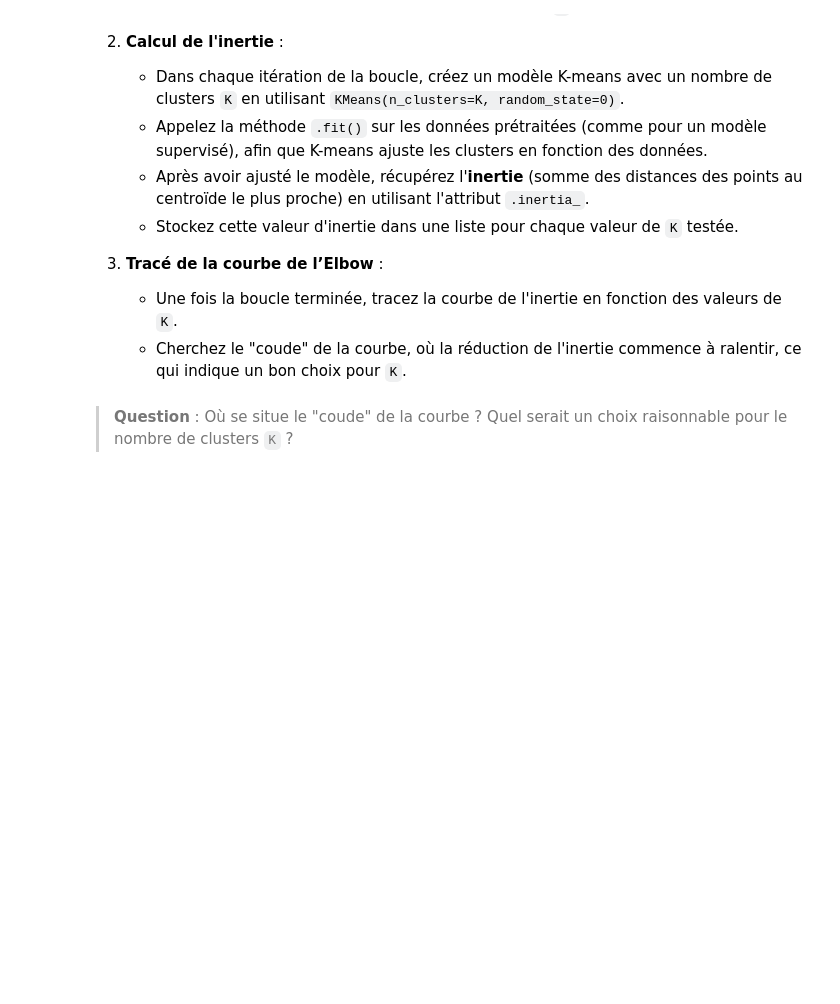
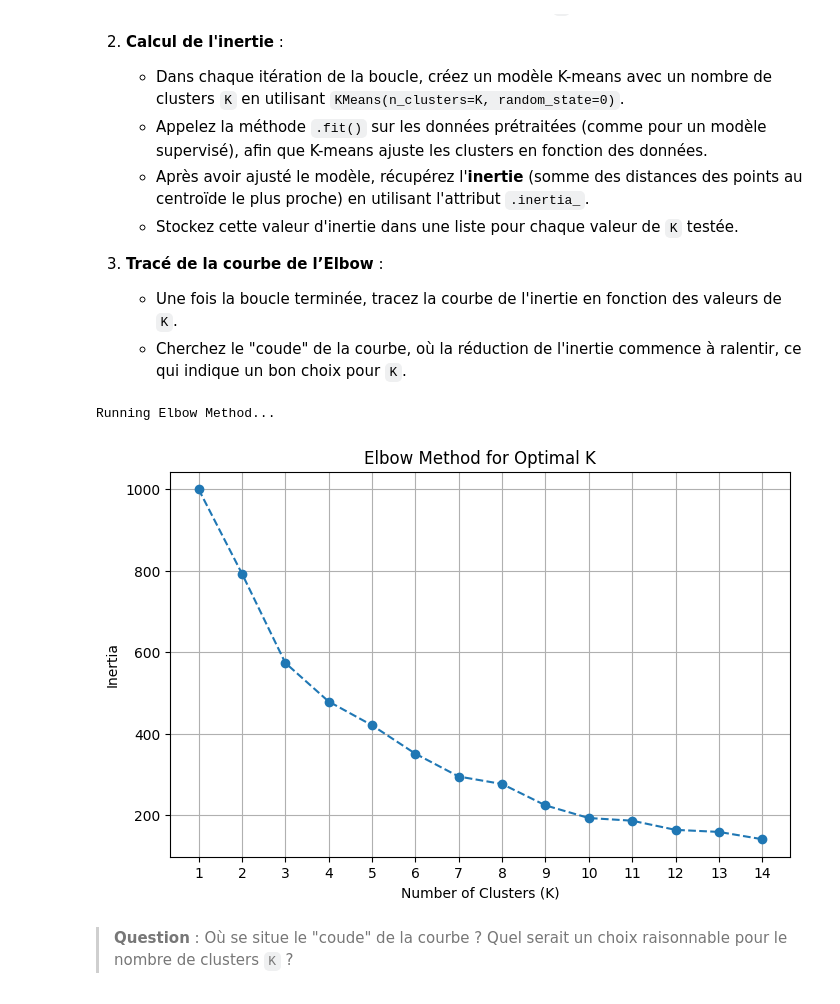
Before and after one commit to TonyVallad/Simplon, a Jupyter notebook: Notebooks/Machine Learning 2/A_03_01_Apprentissage_Non_Supervisé/A_03_1_Apprentissage_Non_Supervisé.ipynb, the cells around one changed output. Drawn from its saved outputs; the diff is of its cells as text; code cells hidden in the pictures; blank space fills up the shorter version.

```diff
--- a/Notebooks/Machine Learning 2/A_03_01_Apprentissage_Non_Supervisé/A_03_1_Apprentissage_Non_Supervisé.ipynb
+++ b/Notebooks/Machine Learning 2/A_03_01_Apprentissage_Non_Supervisé/A_03_1_Apprentissage_Non_Supervisé.ipynb
@@ -141,4 +150,15 @@ Dans cette étape, nous allons importer le **Mall Customers Dataset** pour prép
 
 3. **Vérifiez le Chargement** : Affichez les premières lignes du dataset pour confirmer que l’importation est réussie.
 # %%
+import pandas as pd
+
+print(f"{YELLOW}Importing data...{RESET}")
+
 # Insérez le code pour charger des données
+data_df = pd.read_csv(
+        "Mall_Customers.csv",
+        sep=",",
+        header=0,
+        on_bad_lines="skip",
+        low_memory=False
+    )
@@ -238,3 +267,11 @@ Le prétraitement des données est une étape cruciale avant d’appliquer des a
    - Utilisez un **encodage binaire** (0, 1) pour la variable `Gender` ou d'autres techniques d'encodage adaptées aux valeurs catégorielles si vous ajoutez d'autres données.
 # %%
 # Insérez ici le code pour encoder les variables catégorielles, si nécessaire
+
+print(f"{YELLOW}Encoding data...{RESET}")
+
+# Copy data_df before encoding
+encoded_df = data_df.copy()
+
+if 'Gender' in encoded_df.columns:
+    encoded_df['Gender'] = encoded_df['Gender'].map({'Female': 0, 'Male': 1}).fillna(-1).astype(int)
@@ -320,7 +392,37 @@ Le choix du nombre de clusters `K` est crucial. On peut utiliser plusieurs méth
    - Une fois la boucle terminée, tracez la courbe de l'inertie en fonction des valeurs de `K`.
    - Cherchez le "coude" de la courbe, où la réduction de l'inertie commence à ralentir, ce qui indique un bon choix pour `K`.
 # %%
+from sklearn.cluster import KMeans
+import matplotlib.pyplot as plt
+
 # Insérez ici le code pour calculer l'inertie et tracer la courbe de l'Elbow
+
+print(f"{YELLOW}Running Elbow Method...{RESET}")
+
+inertia_values = []
+k_values = range(1, 15)
+
+for k in k_values:
+    kmeans = KMeans(
+        n_clusters=k,
+        # max_iter=5000,
+        # n_init=25,
+        random_state=0
+    )
+    kmeans.fit(scaled_df)
+    inertia_values.append(kmeans.inertia_)
+
+plt.figure(figsize=(8, 5))
+plt.plot(k_values, inertia_values, marker='o', linestyle='--')
+plt.title('Elbow Method for Optimal K')
+plt.xlabel('Number of Clusters (K)')
+plt.ylabel('Inertia')
+plt.xticks(k_values)
+plt.grid()
+plt.show()
+# %% [output]
+Running Elbow Method...
+[figure, added]
 # %% [markdown]
 > **Question** : Où se situe le "coude" de la courbe ? Quel serait un choix raisonnable pour le nombre de clusters `K` ?
 # %% [markdown]
```
Also changed, not shown: parts of 19 cells of this notebook.
